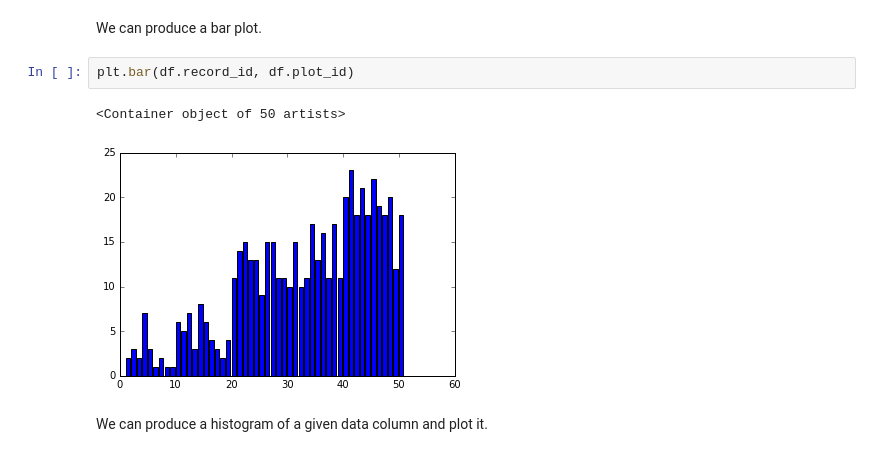
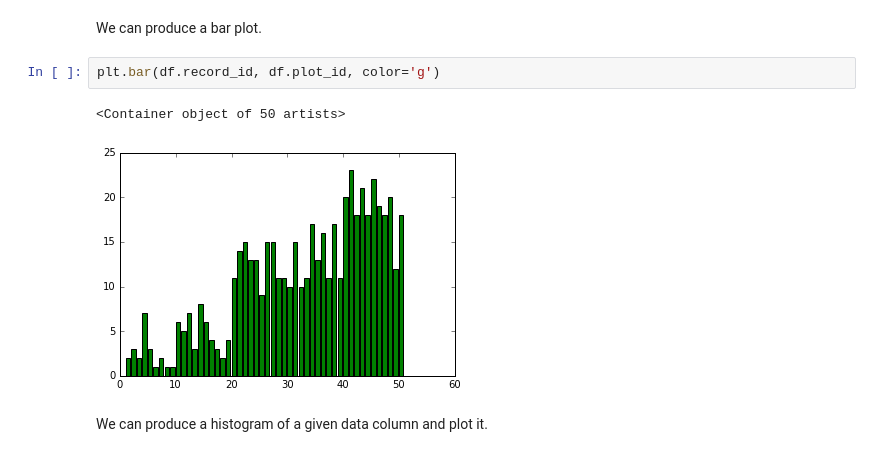
Before and after one commit to inkandswitch/livebook, a Jupyter notebook: sample-notebooks/plots.ipynb, the cells around one changed output. Drawn from its saved outputs; the diff is of its cells as text.

```diff
--- a/sample-notebooks/plots.ipynb
+++ b/sample-notebooks/plots.ipynb
@@ -50,9 +78,9 @@ plt.scatter(df.record_id, df.plot_id)
 # %% [markdown]
 We can produce a bar plot.
 # %%
-plt.bar(df.record_id, df.plot_id)
+plt.bar(df.record_id, df.plot_id, color='g')
 # %% [output]
 <Container object of 50 artists>
-[figure, old version]
+[figure, new version]
 # %% [markdown]
 We can produce a histogram of a given data column and plot it.
```
Also changed, not shown: parts of 8 cells of this notebook.
